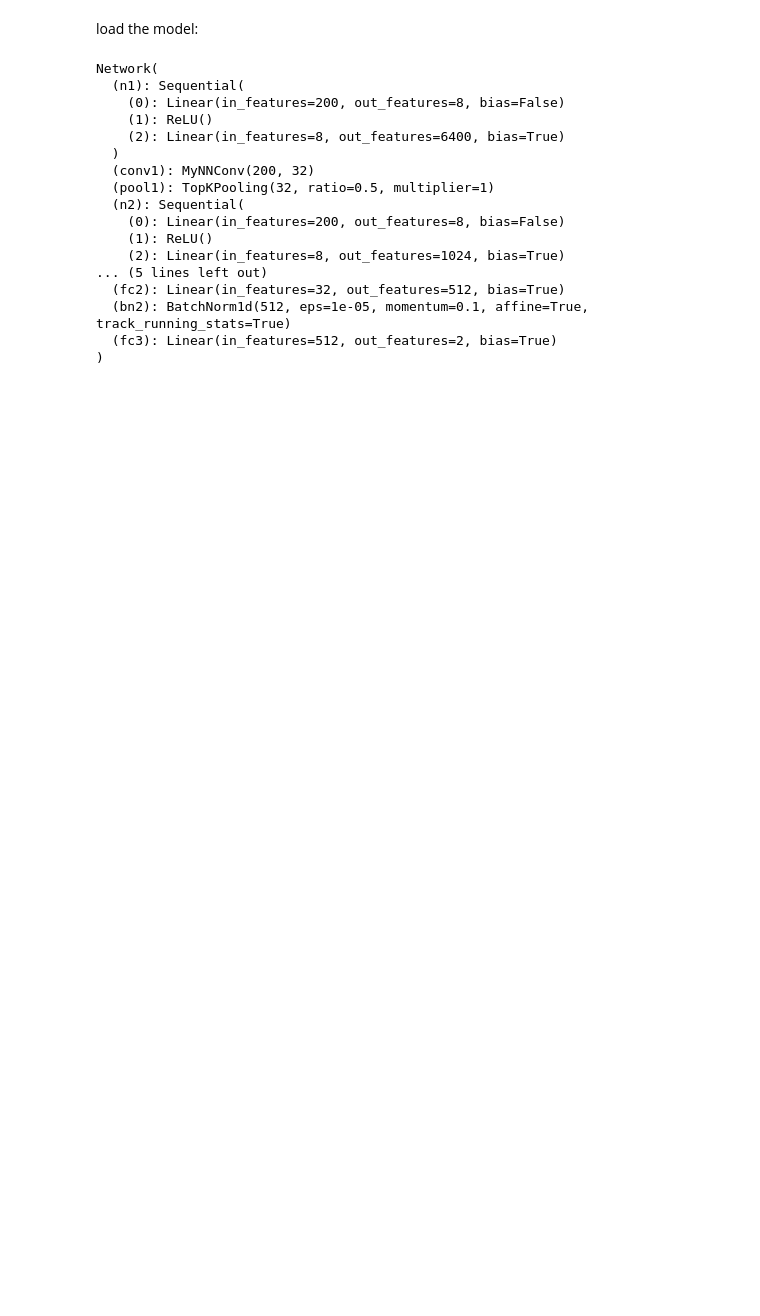
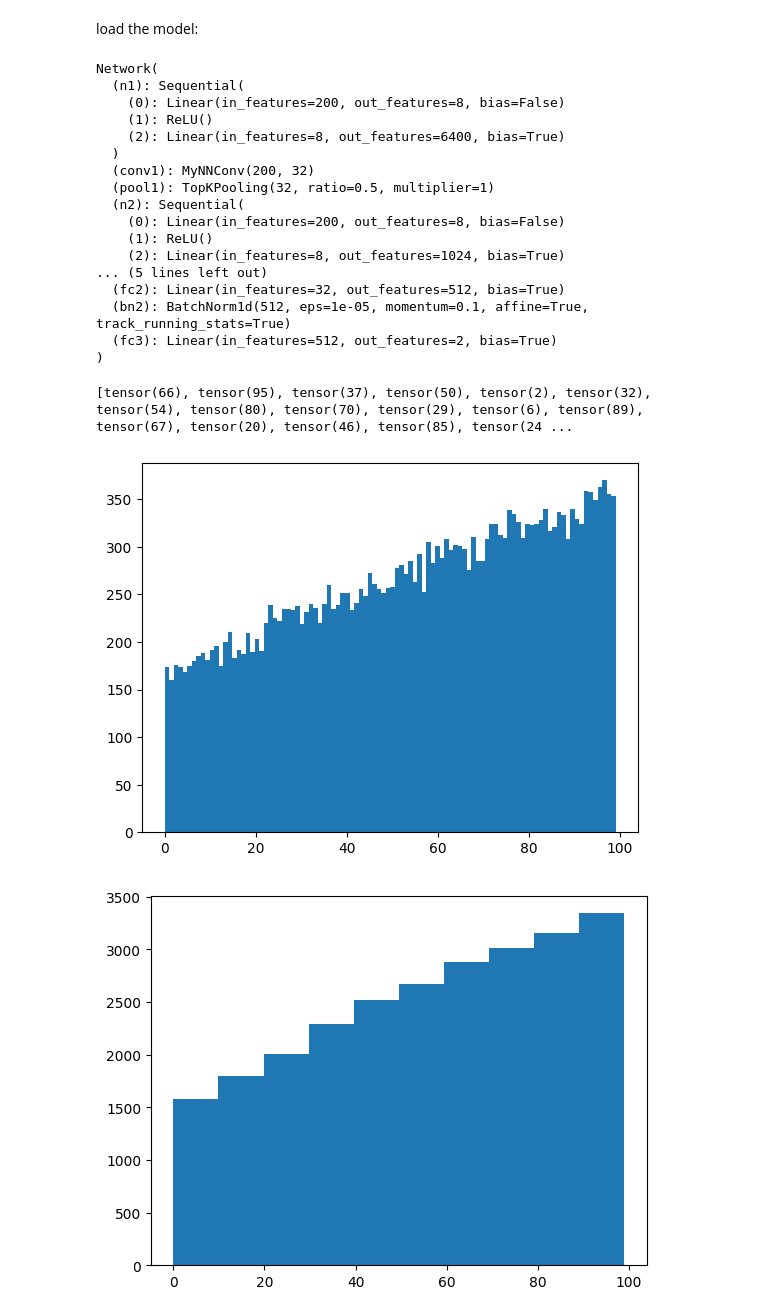
Before and after one commit to RojaAtashkar/BrainGNN, a Jupyter notebook: Visualizsation.ipynb, the cells around one changed output. Saved outputs shown, nothing was run; the diff lists cells and outputs as text; code cells hidden in the pictures; blank space fills up the shorter version.

Commit message:
update Visualization.ipynb

```diff
--- a/Visualizsation.ipynb
+++ b/Visualizsation.ipynb
@@ -87,7 +87,7 @@ class Network(torch.nn.Module):
         x= F.dropout(x, p=0.5, training=self.training)
         x = F.log_softmax(self.fc3(x), dim=-1)
 
-        return x,self.pool1.weight,self.pool2.weight, torch.sigmoid(score1).view(x.size(0),-1), torch.sigmoid(score2).view(x.size(0),-1)
+        return x,self.pool1.weight,self.pool2.weight, torch.sigmoid(score1).view(x.size(0),-1), torch.sigmoid(score2).view(x.size(0),-1), perm
 
     def augment_adj(self, edge_index, edge_weight, num_nodes):
         edge_index, edge_weight = add_self_loops(edge_index, edge_weight,
@@ -115,10 +115,9 @@ load the dataset :
 name = 'ABIDE'
 dataroot = 'D:\EE\ETH\project\BrainGNN\data\ABIDE_pcp\cpac\\filt_noglobal'
 # %%
-
 dataset = ABIDEDataset(dataroot, name)
 dataset.data.y = dataset.data.y.squeeze()
-print(dataset.data.y)
+print(len(dataset))
 dataset.data.x[dataset.data.x == float('inf')] = 0
-data_loader = DataLoader(dataset, batch_size=batchSize, shuffle=True)
+data_loader = DataLoader(dataset, batch_size=1, shuffle=True)
 # %% [output]
@@ -127,7 +126,7 @@ tensor([1, 1, 1,  ..., 1, 1, 1])
 load the model:
 # %%
 model = Network(indim, ratio, nclass)
-model.load_state_dict(torch.load("D:\EE\ETH\project\BrainGNN\Model\\0.pth"))
+model.load_state_dict(torch.load("D:\EE\ETH\project\BrainGNN\Model\\1.pth"))
 model.eval()
 # %% [output]
 Network(
@@ -147,3 +146,24 @@ Network(
   (bn2): BatchNorm1d(512, eps=1e-05, momentum=0.1, affine=True, track_running_stats=True)
   (fc3): Linear(in_features=512, out_features=2, bias=True)
 )
+# %%
+nodes_HC = []
+nods_ASD = []
+for data in data_loader:
+    output, w1, w2, s1, s2, perm = model(data.x, data.edge_index, data.batch, data.edge_attr, data.pos)
+    if data.y.numpy() == 0:
+        nodes_HC = nodes_HC + list(perm)
+    else:
+        nods_ASD = nods_ASD + list(perm)
+print(nods_ASD)
+# %% [output]
+[tensor(66), tensor(95), tensor(37), tensor(50), tensor(2), tensor(32), tensor(54), tensor(80), tensor(70), tensor(29), tensor(6), tensor(89), tensor(67), tensor(20), tensor(46), tensor(85), tensor(24 ...
+# %%
+import matplotlib.pyplot as plt
+plt.hist(nodes_HC, bins = 100)
+plt.show()
+plt.hist(nods_ASD, bins=100)
+plt.show()
+# %% [output]
+[figure, added]
+[figure, added]
```
Also changed, not shown: parts of 1 cell of this notebook, 2 other files.
